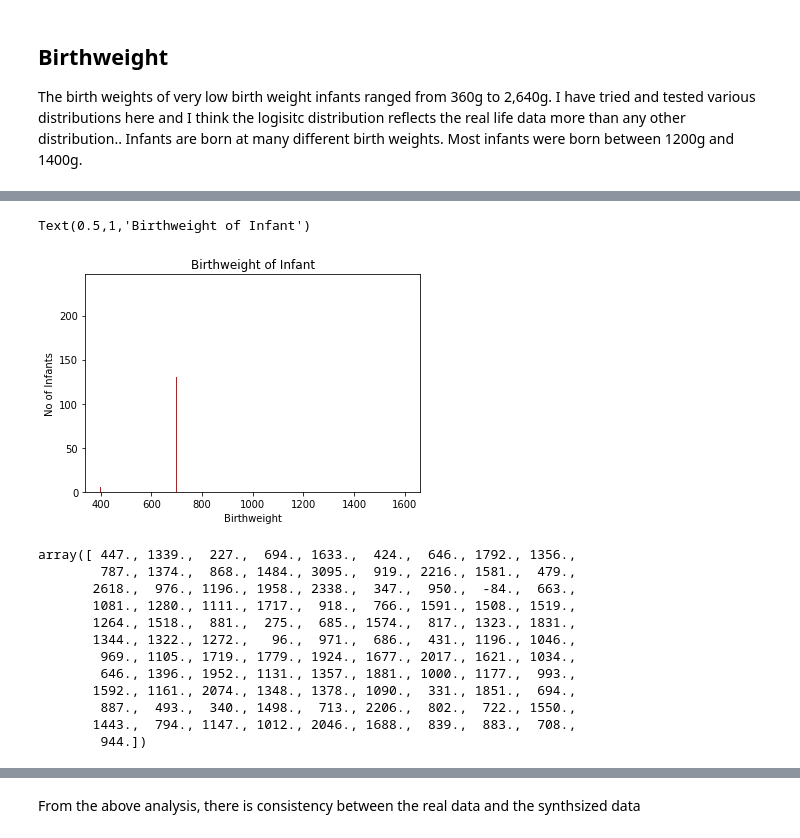
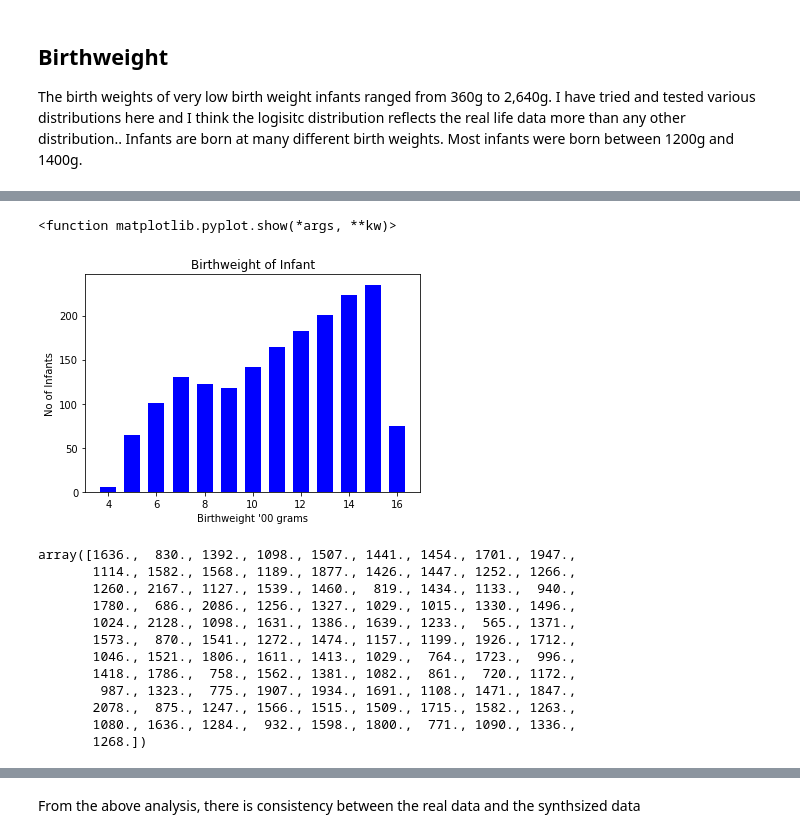
Before and after one commit to ClaireDrummond/Programming-Project-2018, a Jupyter notebook: Model and Synthesize data using Python.ipynb, the cells around one changed output, grey strips where cells are left out. Drawn from its saved outputs; the diff is of its cells as text; code cells hidden in the pictures.

```diff
--- a/Model and Synthesize data using Python.ipynb
+++ b/Model and Synthesize data using Python.ipynb
@@ -146,33 +159,35 @@ https://www.ucc.ie/en/media/research/nationalperinatalepidemiologycentre/annualr
 ![Birthweight.PNG](attachment:Birthweight.PNG)
 # %%
 # Create a Bar chart of data to highlight key mean and distribution
+import matplotlib.pyplot as plt # importing matplotlib to plot the data
 y = [5, 65, 101, 130, 122, 118, 142, 164, 183, 201, 223, 235, 75]
-x = [400, 500, 600, 700, 800, 900, 1000, 1100, 1200, 1300, 1400, 1500, 1600]
-width = 1/1.5 # put a space between the bars
-plt.bar(x, y, width, color="red")
+x = [4, 5, 6, 7, 8, 9, 10, 11, 12, 13, 14, 15, 16]
+plt.bar(x, y, width, color="blue")
 plt.ylabel("No of Infants") # name the y label
-plt.xlabel("Birthweight") # name the x label
+plt.xlabel("Birthweight '00 grams") # name the x label
 plt.title("Birthweight of Infant") # give the plot a title
+plt.show
 # %% [output]
-Text(0.5,1,'Birthweight of Infant')
+<function matplotlib.pyplot.show(*args, **kw)>
-[figure, old version]
+[figure, new version]
 # %%
-#Setting Parameters for bithweight, Mean = 1200g, median = 300, Size=100
-bw = np.random.logistic(1200, 300, 100).round(0) #location/mean, median, and size
+#The above bar chart helps to Set Parameters for birthweight, Mean = 1200g, median = 300, Size=100
+# I have tried various distributions here to reflect the distribution of the real data and I think the log
+bw = np.random.logistic(1400, 200, 100).round(0) #location/mean, median, and size
 bw
 # %% [output]
-array([ 447., 1339.,  227.,  694., 1633.,  424.,  646., 1792., 1356.,
-        787., 1374.,  868., 1484., 3095.,  919., 2216., 1581.,  479.,
-       2618.,  976., 1196., 1958., 2338.,  347.,  950.,  -84.,  663.,
-       1081., 1280., 1111., 1717.,  918.,  766., 1591., 1508., 1519.,
-       1264., 1518.,  881.,  275.,  685., 1574.,  817., 1323., 1831.,
-       1344., 1322., 1272.,   96.,  971.,  686.,  431., 1196., 1046.,
-        969., 1105., 1719., 1779., 1924., 1677., 2017., 1621., 1034.,
-        646., 1396., 1952., 1131., 1357., 1881., 1000., 1177.,  993.,
-       1592., 1161., 2074., 1348., 1378., 1090.,  331., 1851.,  694.,
-        887.,  493.,  340., 1498.,  713., 2206.,  802.,  722., 1550.,
-       1443.,  794., 1147., 1012., 2046., 1688.,  839.,  883.,  708.,
-        944.])
+array([1636.,  830., 1392., 1098., 1507., 1441., 1454., 1701., 1947.,
+       1114., 1582., 1568., 1189., 1877., 1426., 1447., 1252., 1266.,
+       1260., 2167., 1127., 1539., 1460.,  819., 1434., 1133.,  940.,
+       1780.,  686., 2086., 1256., 1327., 1029., 1015., 1330., 1496.,
+       1024., 2128., 1098., 1631., 1386., 1639., 1233.,  565., 1371.,
+       1573.,  870., 1541., 1272., 1474., 1157., 1199., 1926., 1712.,
+       1046., 1521., 1806., 1611., 1413., 1029.,  764., 1723.,  996.,
+       1418., 1786.,  758., 1562., 1381., 1082.,  861.,  720., 1172.,
+        987., 1323.,  775., 1907., 1934., 1691., 1108., 1471., 1847.,
+       2078.,  875., 1247., 1566., 1515., 1509., 1715., 1582., 1263.,
+       1080., 1636., 1284.,  932., 1598., 1800.,  771., 1090., 1336.,
+       1268.])
 # %%
 plt.hist(bw) #plot the histogram of the random data to view the distribution of data
 # %% [output]
```
Also changed, not shown: parts of 37 cells of this notebook.
